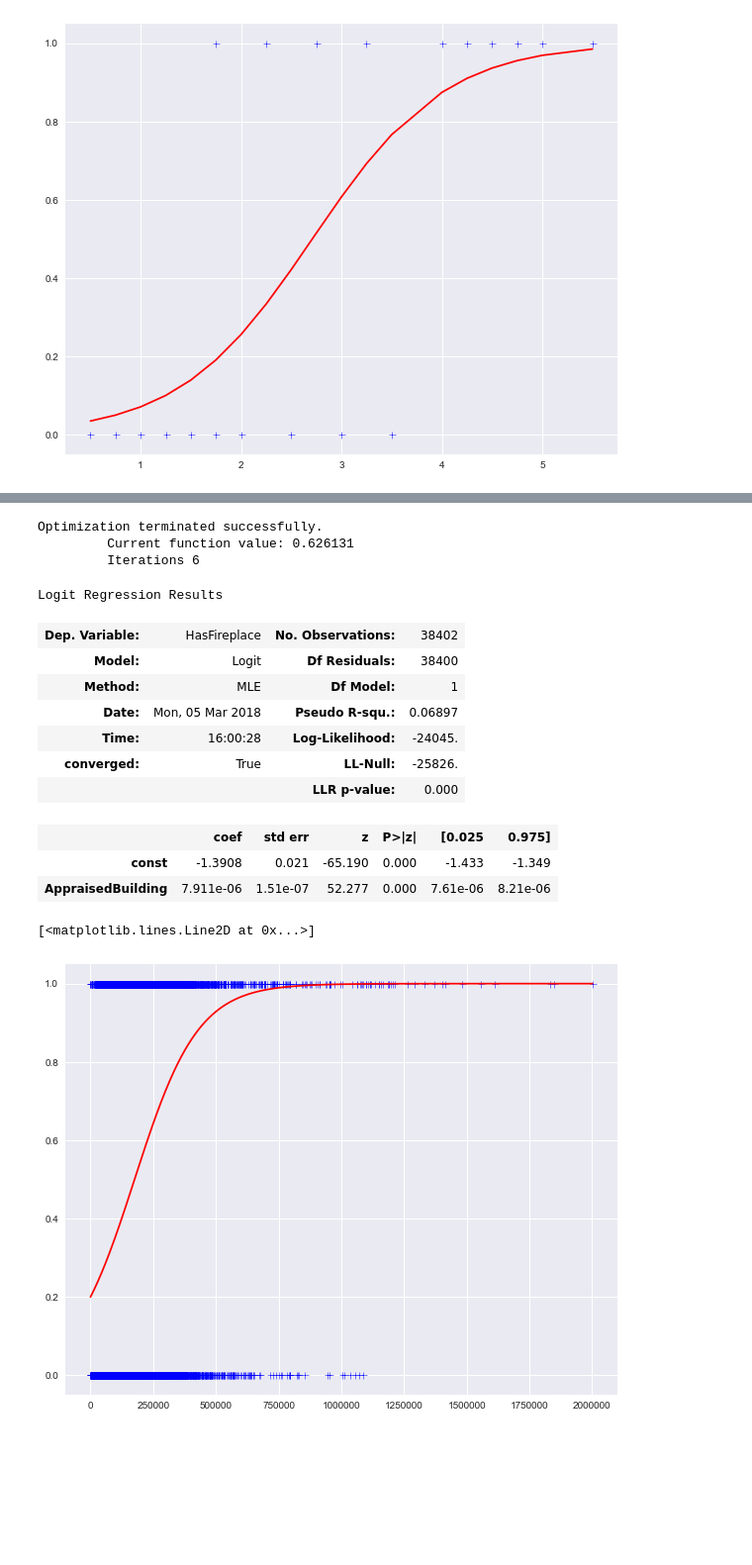
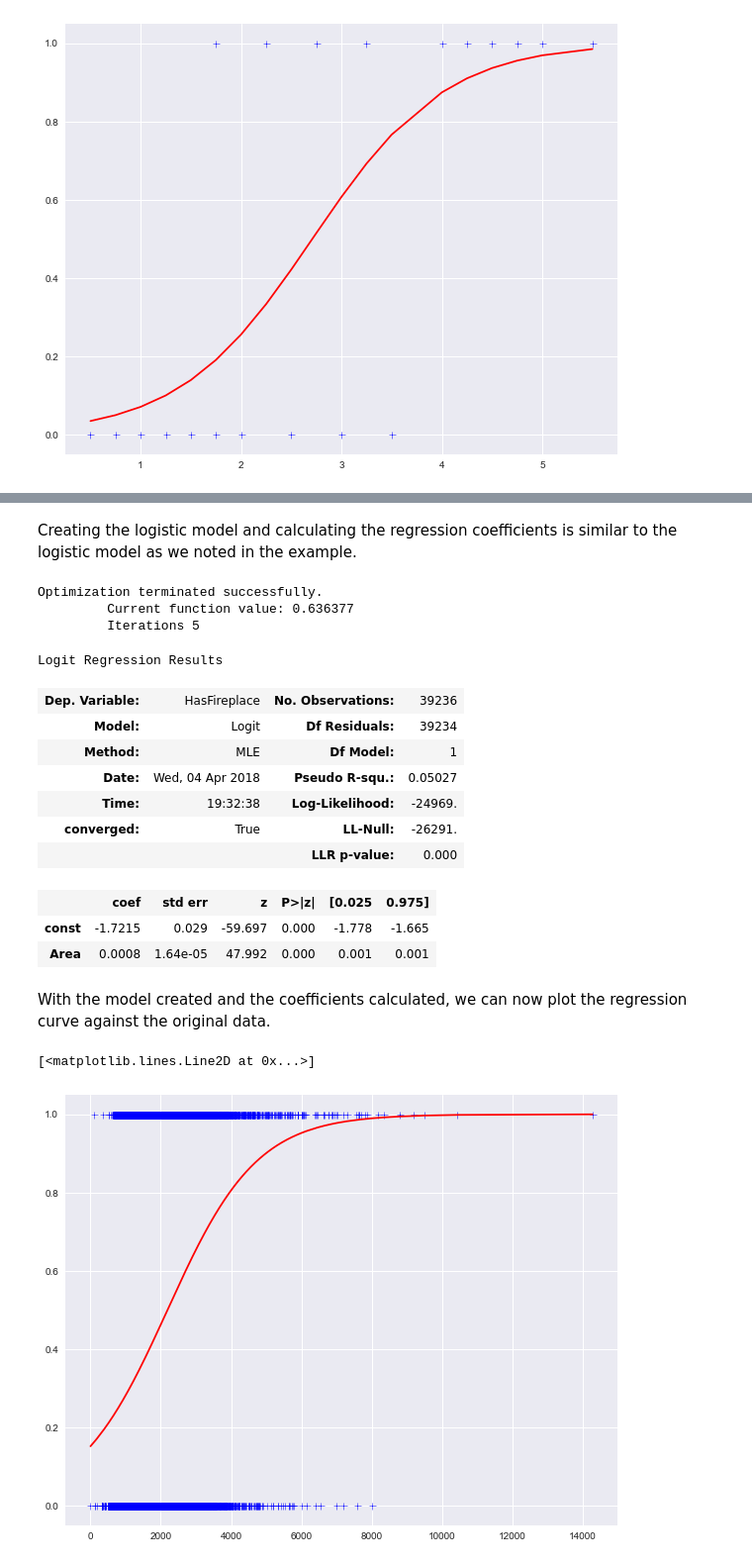
Before and after one commit to zarthur/CSCC-Analytics, a Jupyter notebook: 04-Trends-Models.ipynb, the cells around one changed output, grey strips where cells are left out. Shown at 99% size. Cells and saved outputs as stored; diff of their text form; code cells hidden in the pictures; blank space fills up the shorter version.

```diff
--- a/04-Trends-Models.ipynb
+++ b/04-Trends-Models.ipynb
@@ -340,6 +597,0 @@ axes = epa_subset.plot.scatter(x="comb08", y="logCo2")
-# %%
-X = sm.add_constant(epa_subset["comb08"])
-Y = epa_subset["logCo2"]
-est = sm.OLS(Y, X)
-res = est.fit()
-display(res.summary())
@@ -436,0 +699,5 @@ home_data.head()
+# %%
+from sqlalchemy import create_engine
+engine = create_engine('sqlite:///data/output.sqlite')
+home_data = pd.read_sql("home_data", con=engine)
+home_data.head()
@@ -437,2 +735,2 @@ home_data.head()
 # %%
-home_data.dropna(inplace=True)
+home_data.sort_values(by=["Area"], inplace=True)
@@ -454,28 +737,31 @@ home_data.plot.scatter(x="AppraisedBuilding", y="HasFireplace")
+# %% [markdown]
+Creating the logistic model and calculating the regression coefficients is similar to the logistic model as we noted in the example.
 # %%
-home_data.sort_values(by=["AppraisedBuilding"], inplace=True)
-X = sm.add_constant(home_data.AppraisedBuilding)
+X = sm.add_constant(home_data.Area)
 logit_model=sm.Logit(home_data.HasFireplace,X)
 result=logit_model.fit()
 display(result.summary())
 # %% [output]
 Optimization terminated successfully.
-         Current function value: 0.626131
-         Iterations 6
+         Current function value: 0.636377
+         Iterations 5
 Logit Regression Results
-| Dep. Variable: | HasFireplace | No. Observations: | 38402 |
-| Model: | Logit | Df Residuals: | 38400 |
+| Dep. Variable: | HasFireplace | No. Observations: | 39236 |
+| Model: | Logit | Df Residuals: | 39234 |
 | Method: | MLE | Df Model: | 1 |
-| Date: | Mon, 05 Mar 2018 | Pseudo R-squ.: | 0.06897 |
-| Time: | 16:00:28 | Log-Likelihood: | -24045. |
-| converged: | True | LL-Null: | -25826. |
+| Date: | Wed, 04 Apr 2018 | Pseudo R-squ.: | 0.05027 |
+| Time: | 19:32:38 | Log-Likelihood: | -24969. |
+| converged: | True | LL-Null: | -26291. |
 |  |  | LLR p-value: | 0.000 |
 |  | coef | std err | z | P>|z| | [0.025 | 0.975] |
-| const | -1.3908 | 0.021 | -65.190 | 0.000 | -1.433 | -1.349 |
-| AppraisedBuilding | 7.911e-06 | 1.51e-07 | 52.277 | 0.000 | 7.61e-06 | 8.21e-06 |
+| const | -1.7215 | 0.029 | -59.697 | 0.000 | -1.778 | -1.665 |
+| Area | 0.0008 | 1.64e-05 | 47.992 | 0.000 | 0.001 | 0.001 |
+# %% [markdown]
+With the model created and the coefficients calculated, we can now plot the regression curve against the original data.
 # %%
 fig, axes = plt.subplots(figsize=(10,8))
-axes.plot(home_data.AppraisedBuilding, home_data.HasFireplace, 'b+')
-axes.plot(home_data.AppraisedBuilding, result.predict(), 'r-')
+axes.plot(home_data.Area, home_data.HasFireplace, 'b+')
+axes.plot(home_data.Area, result.predict(), 'r-')
 # %% [output]
 [<matplotlib.lines.Line2D at 0x...>]
-[figure, old version]
+[figure, new version]
```
Also changed, not shown: parts of 157 cells of this notebook, 7 other files.
